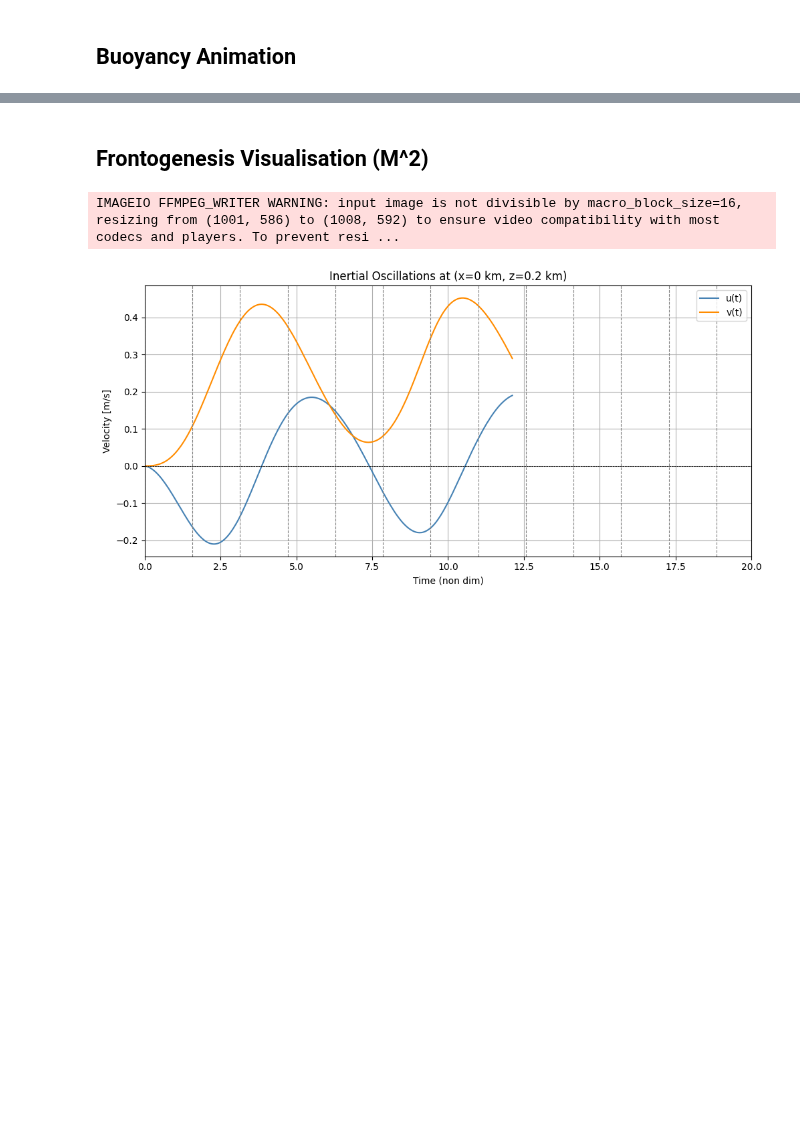
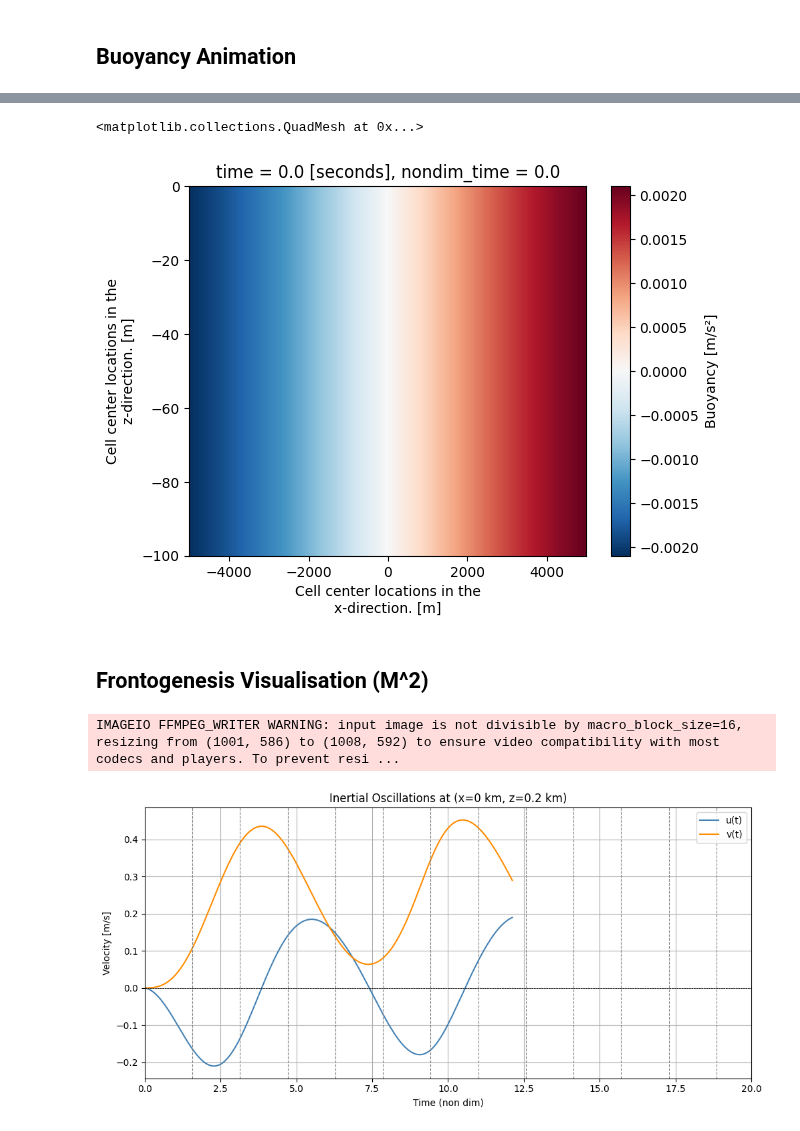
Before and after one commit to tom-rex/Oceananigans_projects, a Jupyter notebook: python_visualisations.ipynb, the cells around one changed output, grey strips where cells are left out. Saved outputs shown, nothing was run; the diff lists cells and outputs as text; code cells hidden in the pictures; blank space fills up the shorter version.

```diff
--- a/python_visualisations.ipynb
+++ b/python_visualisations.ipynb
@@ -7,10 +7,9 @@ import numpy as np
 import xarray as xr
 import imageio
 import os
-import scipy.integrate as integrate
 from tqdm import tqdm  # For progress bars
 
-filename = 'B00_run11.nc' #remember.nc at the end
+filename = 'multiple_waves.nc' #remember.nc at the end
 ds = xr.open_dataset(filename, engine = 'netcdf4', decode_times=False)
 
 
@@ -94,3 +104,8 @@ IMAGEIO FFMPEG_WRITER WARNING: input image is not divisible by macro_block_size=
+# %%
+ds.b[0,:,:].plot()
+# %% [output]
+<matplotlib.collections.QuadMesh at 0x...>
+[figure, added]
 # %% [markdown]
 ## Frontogenesis Visualisation (M^2)
 # %%
```
Also changed, not shown: parts of 15 cells of this notebook, 3 other files.
